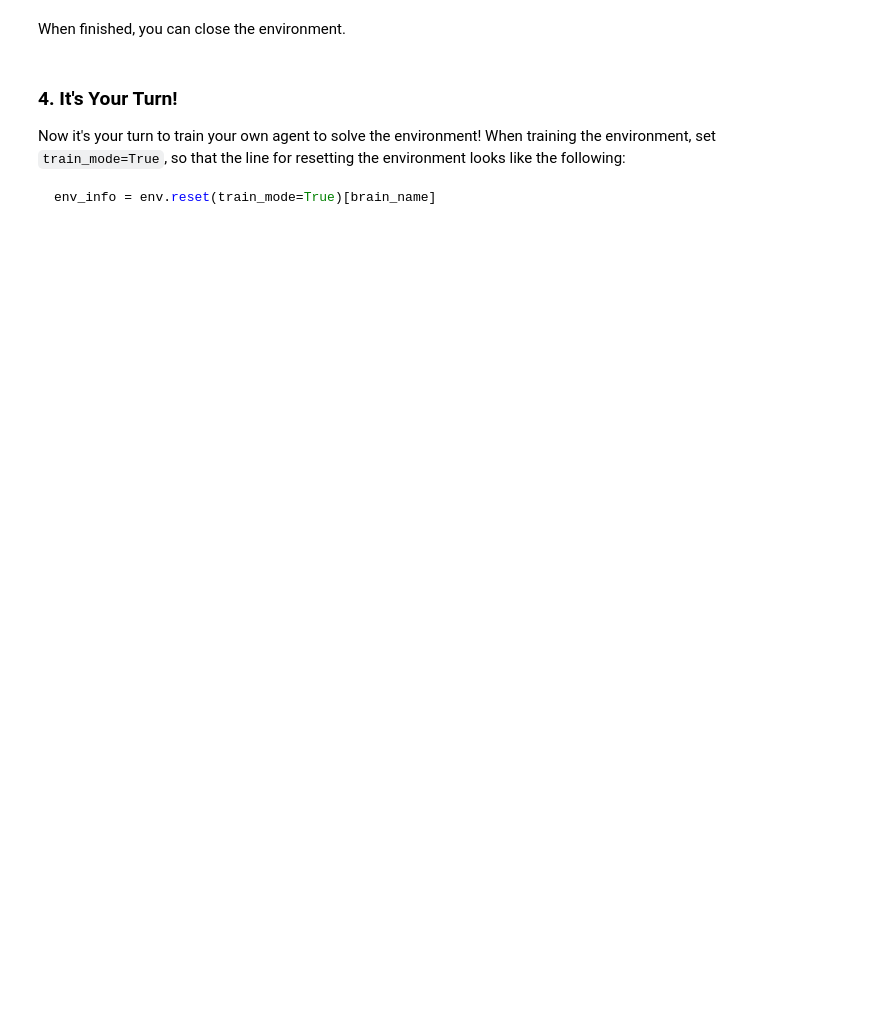
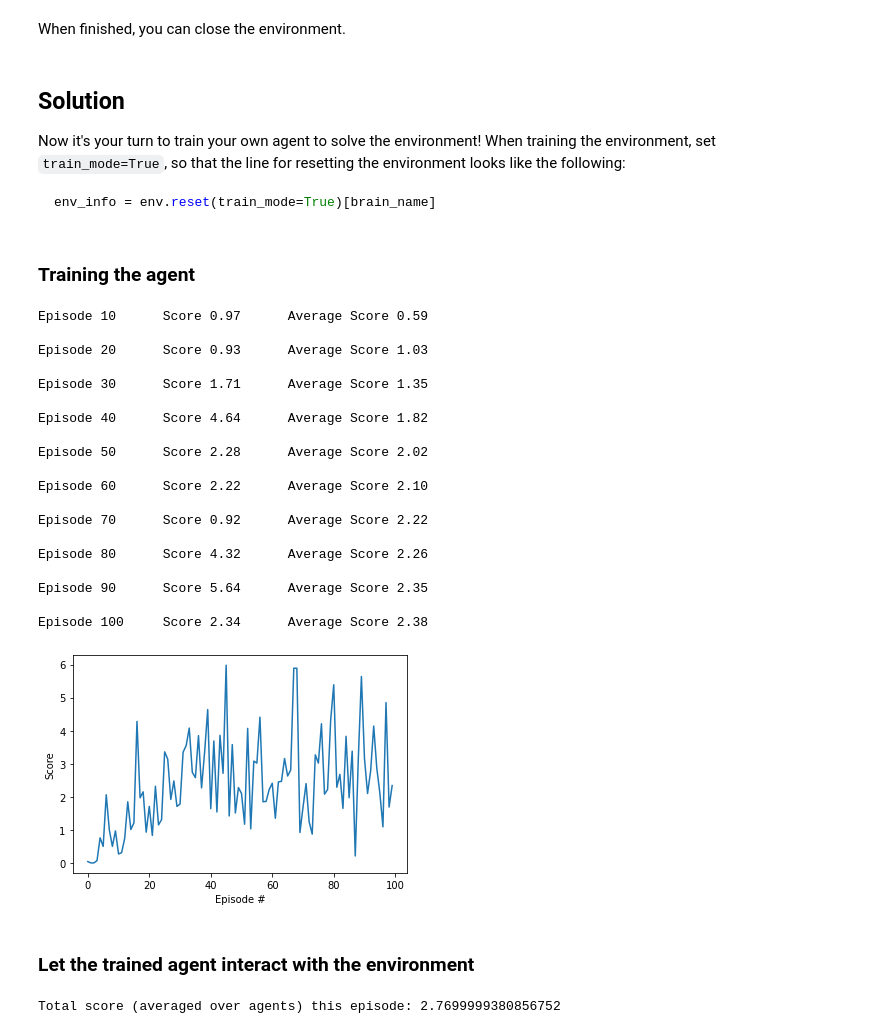
Before and after one commit to sepr88/drl-p2-continuous-control, a Jupyter notebook: Continuous_Control.ipynb, the cells around one changed output. Cells and saved outputs as stored; diff of their text form; code cells hidden in the pictures; blank space fills up the shorter version.

````diff
--- a/Continuous_Control.ipynb
+++ b/Continuous_Control.ipynb
@@ -121,7 +123,7 @@ When finished, you can close the environment.
 # %%
 env.close()
 # %% [markdown]
-### 4. It's Your Turn!
+## Solution
 
 Now it's your turn to train your own agent to solve the environment!  When training the environment, set `train_mode=True`, so that the line for resetting the environment looks like the following:
 ```python
@@ -137,0 +169,46 @@ def train(t_max=100):
+# %% [markdown]
+### Training the agent
+# %%
+import matplotlib.pyplot as plt
+%matplotlib inline
+
+# initialize the agent
+agent = Agent(state_size=state_size, action_size=action_size, random_seed=0)
+
+# run training
+scores=ddpg_train(agent=agent, n_episodes=100, print_every=10)
+
+# plot final results
+fig = plt.figure()
+ax = fig.add_subplot(111)
+plt.plot(np.arange(len(scores)), scores)
+plt.ylabel('Score')
+plt.xlabel('Episode #')
+plt.show()
+
+# save trained agent
+torch.save(agent.actor_local.state_dict(), 'checkpoint_actor.pth')
+torch.save(agent.critic_local.state_dict(), 'checkpoint_critic.pth')
+# %% [output]
+Episode 10      Score 0.97      Average Score 0.59
+
+Episode 20      Score 0.93      Average Score 1.03
+
+Episode 30      Score 1.71      Average Score 1.35
+
+Episode 40      Score 4.64      Average Score 1.82
+
+Episode 50      Score 2.28      Average Score 2.02
+
+Episode 60      Score 2.22      Average Score 2.10
+
+Episode 70      Score 0.92      Average Score 2.22
+
+Episode 80      Score 4.32      Average Score 2.26
+
+Episode 90      Score 5.64      Average Score 2.35
+
+Episode 100     Score 2.34      Average Score 2.38
+[figure, added]
+# %% [markdown]
+### Let the trained agent interact with the environment
@@ -137,0 +221,19 @@ def train(t_max=100):
+# %%
+env_info = env.reset(train_mode=False)[brain_name]     # reset the environment
+states = env_info.vector_observations                  # get the current state (for each agent)
+scores = np.zeros(num_agents)                          # initialize the score (for each agent)
+agent.reset()
+while True:
+    actions = agent.act(state=states)                  # select an action (for each agent)
+    env_info = env.step(actions)[brain_name]           # send all actions to tne environment
+    next_states = env_info.vector_observations         # get next state (for each agent)
+    rewards = env_info.rewards                         # get reward (for each agent)
+    dones = env_info.local_done                        # see if episode finished
+    scores += env_info.rewards                         # update the score (for each agent)
+    states = next_states                               # roll over states to next time step
+    if np.any(dones):                                  # exit loop if episode finished
+        break
+
+print('Total score (averaged over agents) this episode: {}'.format(np.mean(scores)))
+# %% [output]
+Total score (averaged over agents) this episode: 2.7699999380856752
````
Also changed, not shown: parts of 5 cells of this notebook, 4 other files.
